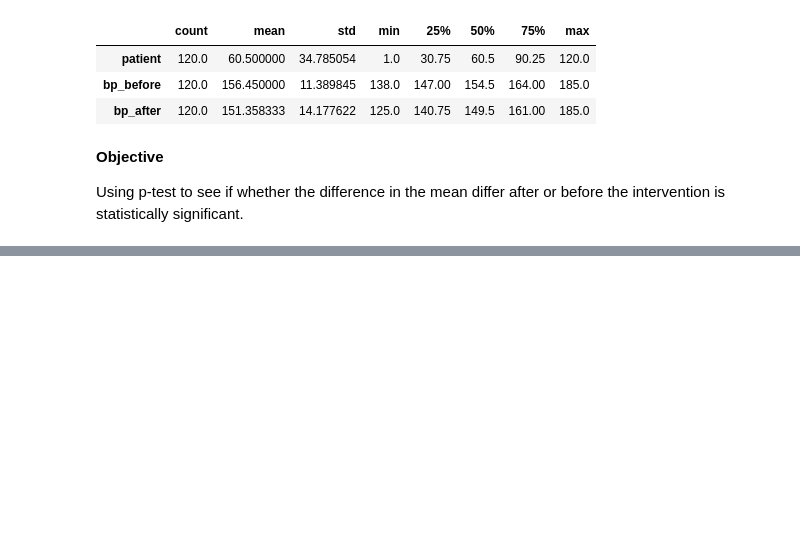
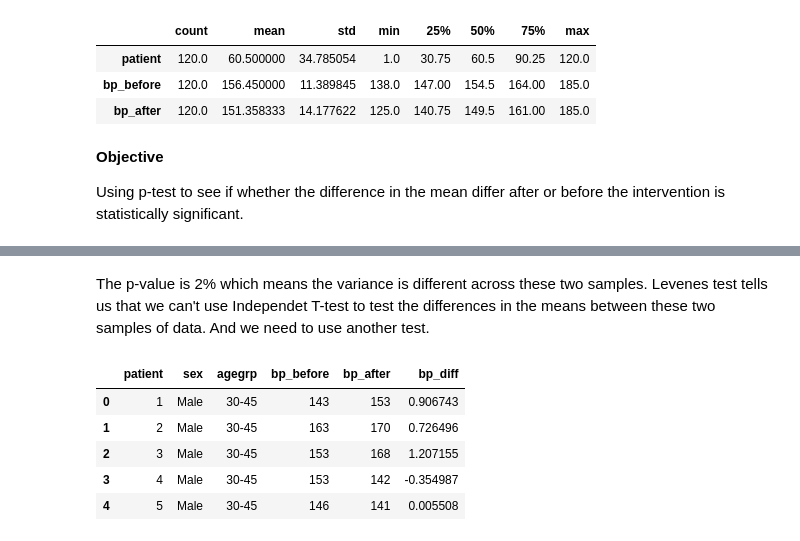
Before and after one commit to Crazz-Zaac/hypothesis-testing-python, a Jupyter notebook: PairedDifferenceT-test.ipynb, the cells around one changed output, grey strips where cells are left out. Drawn from its saved outputs; the diff is of its cells as text; code cells hidden in the pictures; blank space fills up the shorter version.

```diff
--- a/PairedDifferenceT-test.ipynb
+++ b/PairedDifferenceT-test.ipynb
@@ -39,0 +47,14 @@ bp_reading[['bp_before', 'bp_after']].boxplot9
+# %% [markdown]
+The p-value is 2% which means the variance is different across these two samples. Levenes test tells us that we can't use Independet T-test to test the differences in the means between these two samples of data. And we need to use another test.
+# %%
+## Caclulating the residuals (difference)
+
+bp_reading['bp_diff'] = scale(bp_reading['bp_after'] - bp_reading['bp_before'])
+bp_reading.head()
+# %% [output]
+|  | patient | sex | agegrp | bp_before | bp_after | bp_diff |
+| 0 | 1 | Male | 30-45 | 143 | 153 | 0.906743 |
+| 1 | 2 | Male | 30-45 | 163 | 170 | 0.726496 |
+| 2 | 3 | Male | 30-45 | 153 | 168 | 1.207155 |
+| 3 | 4 | Male | 30-45 | 153 | 142 | -0.354987 |
+| 4 | 5 | Male | 30-45 | 146 | 141 | 0.005508 |
```
Also changed, not shown: parts of 14 cells of this notebook, 1 other file.
